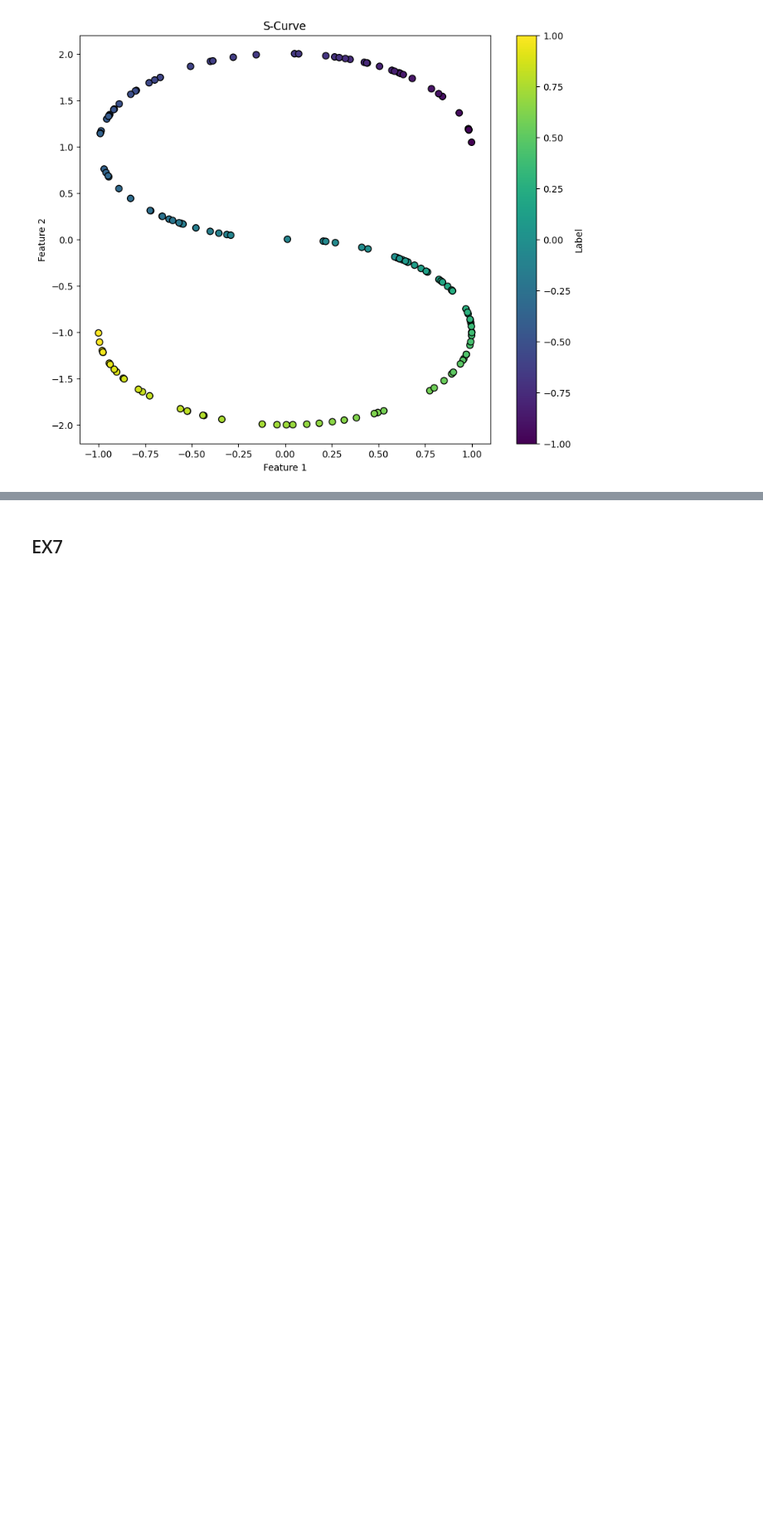
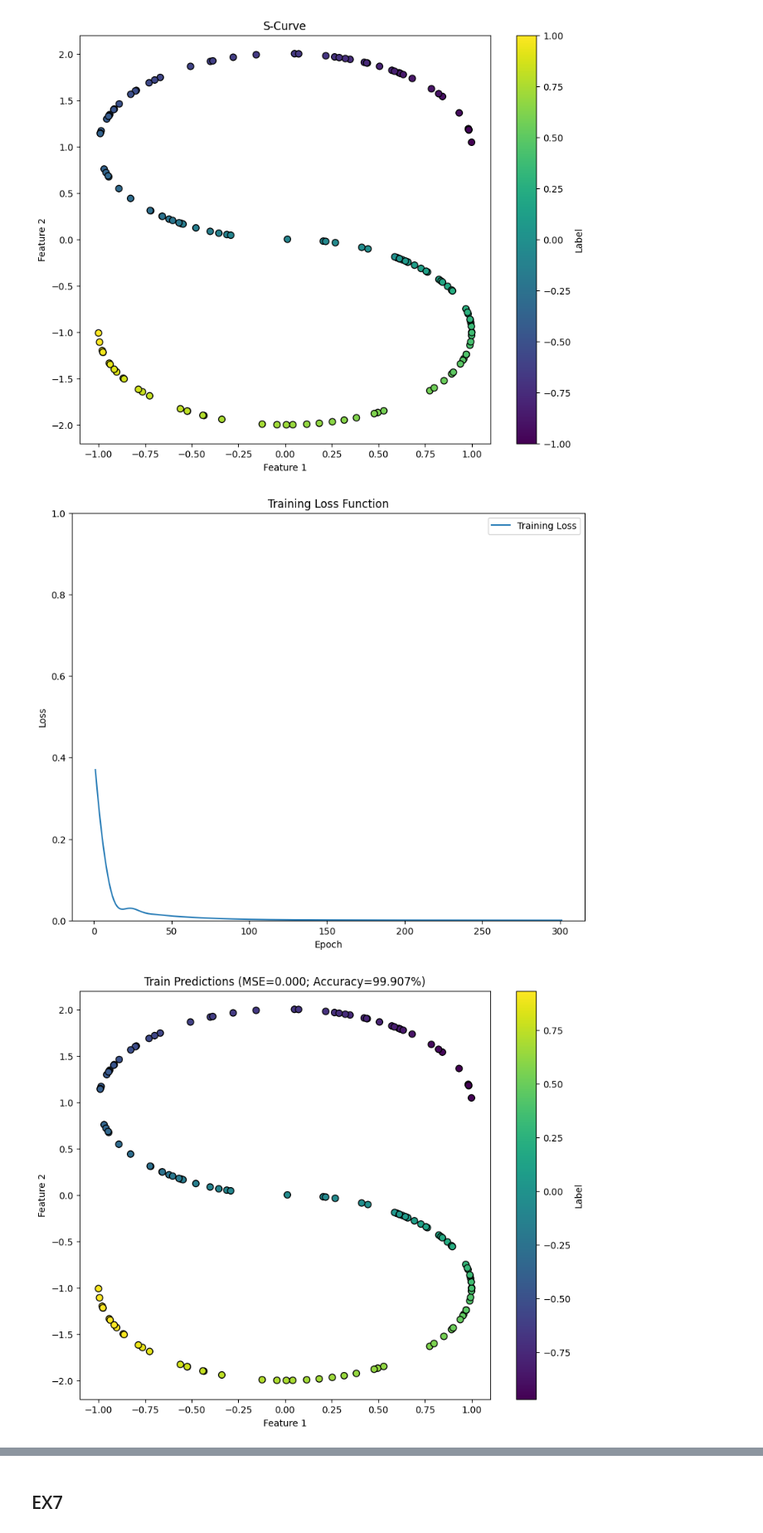
Before and after one commit to JonathanZmora/IntroToDeepLearning, a Jupyter notebook: DL_HW1_I.ipynb, the cells around one changed output, grey strips where cells are left out. Shown at 83% size. Saved outputs shown, nothing was run; the diff lists cells and outputs as text; code cells hidden in the pictures; blank space fills up the shorter version.

```diff
--- a/DL_HW1_I.ipynb
+++ b/DL_HW1_I.ipynb
@@ -621,3 +623,23 @@ def plot_regression(X, y_pred, accuracy, title="Regression Predictions"):
+# %%
+### Additional plotting functions ###
+def plot_s_curve_train_test(X_train, y_train_pred, train_mse,
+                                 train_accuracy, X_test, y_test_pred, test_mse,
+                                 test_accuracy, train_title, test_title):
+    # train plot
+    plot_s_curve(
+        X_train,
+        y_train_pred,
+        title=f"Train Predictions (MSE={train_mse:.3f};" +
+                f" Accuracy={100 * train_accuracy:.3f}%)"
+    )
+
+    # test plot
+    plot_s_curve(
+        X_test,
+        y_test_pred,
+        title=f"Test Predictions (MSE={test_mse:.3f};" +
+                f" Accuracy={100 * test_accuracy:.3f}%)"
+    )
 # %% [markdown]
 ## EX6
 # %%
@@ -636,27 +658,47 @@ plot_s_curve(X_train, y_train)
 # %%
 ### Your code goes here ####
 X_train_tensor, y_train_tensor = preprocess_regression_data(X_train, y_train)
 X_test_tensor, y_test_tensor = preprocess_regression_data(X_test, y_test)
 
 # hidden was chosen arbitrarily
 input_size = 2
 hidden_size = 64
 output_size = 1
 
 model = nn.Sequential(
     nn.Linear(input_size, hidden_size),
     nn.ReLU(),
     nn.Linear(hidden_size, hidden_size),
     nn.ReLU(),
     nn.Linear(hidden_size, output_size)
 ).to(device)
 criterion = nn.MSELoss()
 
-# learning rate was chosen arbitrarily
-optimizer = optim.Adam(model.parameters(), lr=0.001)
+# was chosen arbitrarily
+lr = 0.001
+num_epochs = 300
 
-# num of iterations was chosen arbitrarily
+optimizer = optim.Adam(model.parameters(), lr)
+
 model, train_losses = train(
-    model, X_train_tensor, y_train_tensor, 500, optimizer, criterion)
+    model, X_train_tensor, y_train_tensor, num_epochs, optimizer, criterion)
 
-y_pred, accuracy = evaluate_regression(model, X_test_tensor, y_test_tensor)
+y_test_pred, test_accuracy = evaluate_regression(
+    model, X_test_tensor, y_test_tensor)
+test_mse = evaluate_model_mse(model, X_test_tensor, y_test_tensor)
+
+y_train_pred, train_accuracy = evaluate_regression(
+    model, X_train_tensor, y_train_tensor)
+train_mse = evaluate_model_mse(model, X_train_tensor, y_train_tensor)
+
+plot_loss(train_losses)
+
+plot_s_curve_train_test(
+    X_train, y_train_pred, train_mse, train_accuracy,
+    X_test, y_test_pred, test_mse, test_accuracy,
+    "S-Curve Train",
+    "S-Curve Test"
+)
+# %% [output]
+[figure, added]
+[figure, added]
```
Also changed, not shown: parts of 12 cells of this notebook.
